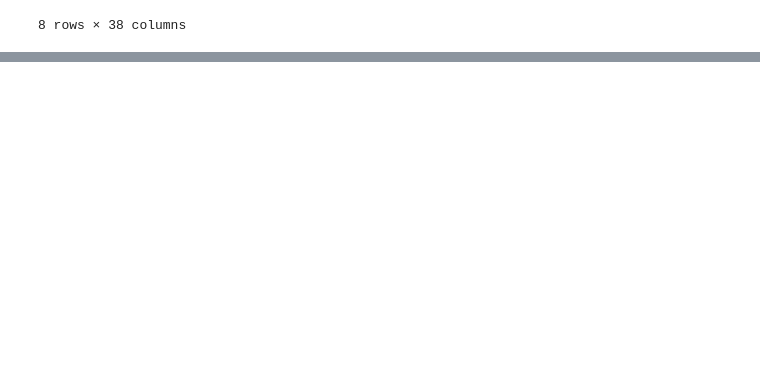
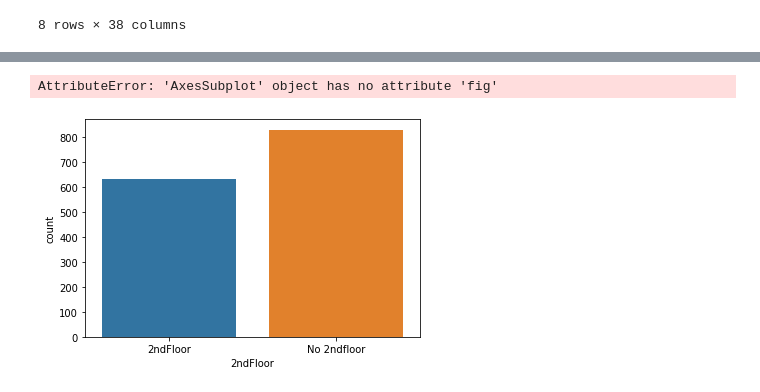
Before and after one commit to kish191919/Python_Project, a Jupyter notebook: house-prices-advanced-regression-techniques/house_prices_advanced_regression_techniques_1.ipynb, the cells around one changed output, grey strips where cells are left out. Drawn from its saved outputs; the diff is of its cells as text; code cells hidden in the pictures; blank space fills up the shorter version.

```diff
--- a/house-prices-advanced-regression-techniques/house_prices_advanced_regression_techniques_1.ipynb
+++ b/house-prices-advanced-regression-techniques/house_prices_advanced_regression_techniques_1.ipynb
@@ -37,0 +68,2 @@ train.describe()
+# %%
+train["MSSubClass"] = train["MSSubClass"].astype("str")
@@ -37,0 +121,12 @@ train.describe()
+# %%
+df_train = train.copy()
+# %%
+df_train["2ndFloor"] = "2ndFloor"
+# %%
+df_train["2ndFloor"].loc[df_train["2ndFlrSF"]==0]="No 2ndfloor"
+# %%
+floor = sns.countplot(x="2ndFloor", data=df_train)
+floor.fig.set_size_inches(15,5)
+# %% [output]
+AttributeError: 'AxesSubplot' object has no attribute 'fig'
+[figure, added]
```
Also changed, not shown: parts of 12 cells of this notebook.
